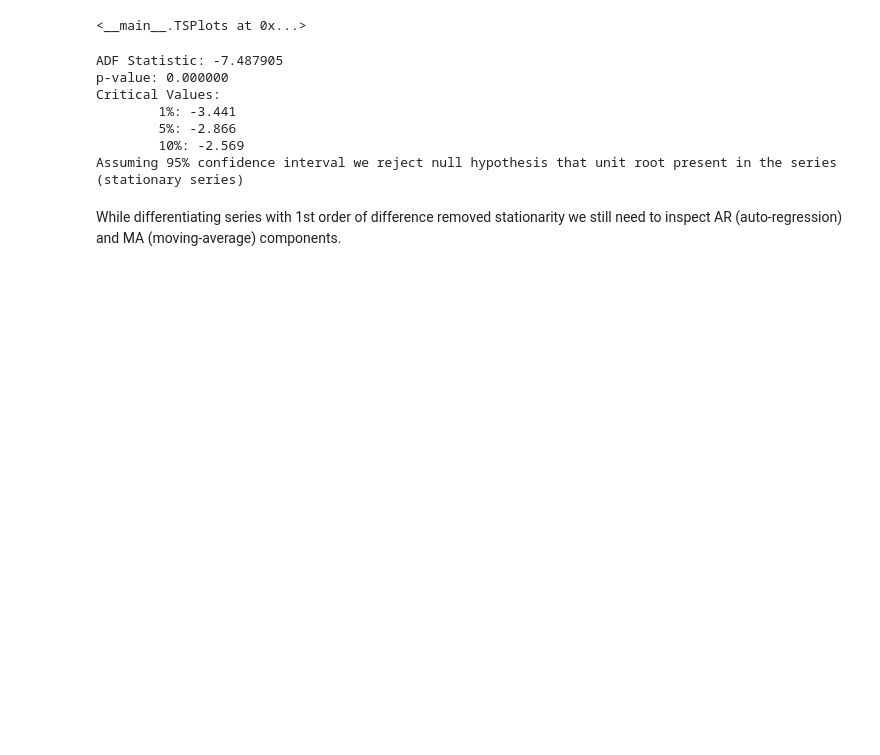
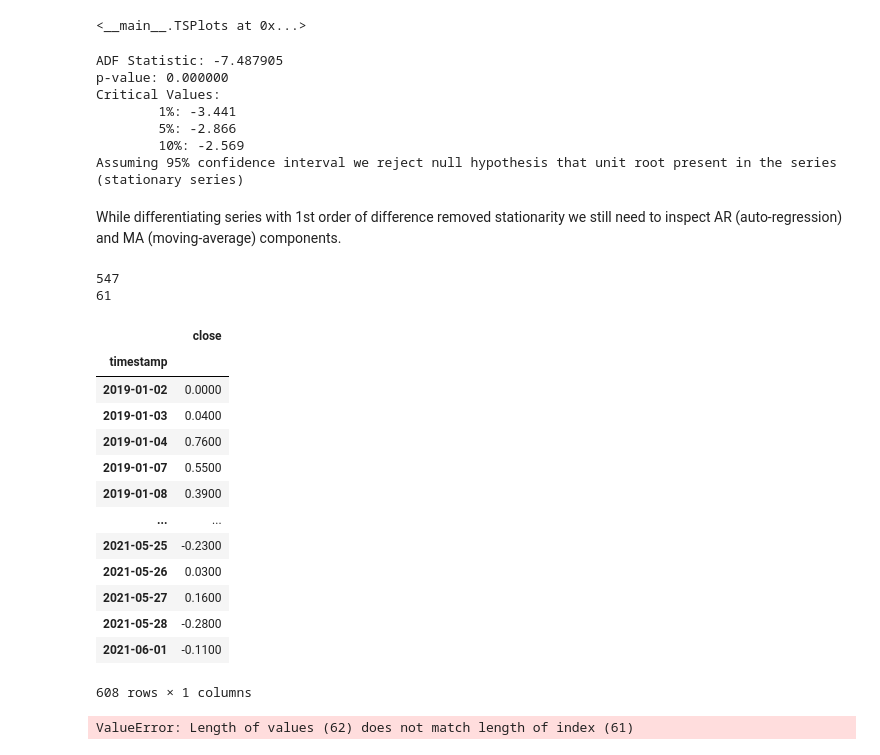
Before and after one commit to TGusciora/Python, a Jupyter notebook: Manning/TimeSeriesStockPrices/TimeSeriesComponents/001_1_3_TGusciora_TimeSeriesComponents_DealingWithNonStationarity.ipynb, the cells around one changed output. Drawn from its saved outputs; the diff is of its cells as text; code cells hidden in the pictures; blank space fills up the shorter version.

Commit message:
2023/08/22
Manning
- testing rolling prediction

```diff
--- a/Manning/TimeSeriesStockPrices/TimeSeriesComponents/001_1_3_TGusciora_TimeSeriesComponents_DealingWithNonStationarity.ipynb
+++ b/Manning/TimeSeriesStockPrices/TimeSeriesComponents/001_1_3_TGusciora_TimeSeriesComponents_DealingWithNonStationarity.ipynb
@@ -390,0 +427,46 @@ While differentiating series with 1st order of difference removed stationarity w
+# %%
+df_diff = pd.DataFrame(data=att_diff1, index=att_diff1.index)
+
+train = df_diff[:int(0.9*len(df_diff))]
+test = df_diff[int(0.9*len(df_diff)):]
+print(len(train))
+print(len(test))
+# %% [output]
+547
+61
+# %%
+df_diff
+# %% [output]
+|  | close |
+| timestamp |  |
+| 2019-01-02 | 0.0000 |
+| 2019-01-03 | 0.0400 |
+| 2019-01-04 | 0.7600 |
+| 2019-01-07 | 0.5500 |
+| 2019-01-08 | 0.3900 |
+| ... | ... |
+| 2021-05-25 | -0.2300 |
+| 2021-05-26 | 0.0300 |
+| 2021-05-27 | 0.1600 |
+| 2021-05-28 | -0.2800 |
+| 2021-06-01 | -0.1100 |
+608 rows × 1 columns
+# %%
+pred_df = test.copy()
+
+TRAIN_LEN = len(train)
+HORIZON = len(test)
+WINDOW = 2
+
+pred_mean = rolling_forecast(df_diff, TRAIN_LEN, HORIZON, WINDOW, 'mean')
+pred_last_value = rolling_forecast(df_diff, TRAIN_LEN, HORIZON, WINDOW,
+ 'last')
+pred_MA = rolling_forecast(df_diff, TRAIN_LEN, HORIZON, WINDOW, 'MA')
+
+pred_df['pred_mean'] = pred_mean
+pred_df['pred_last_value'] = pred_last_value
+pred_df['pred_MA'] = pred_MA
+
+pred_df.head()
+# %% [output]
+ValueError: Length of values (62) does not match length of index (61)
```
Also changed, not shown: parts of 3 cells of this notebook.
